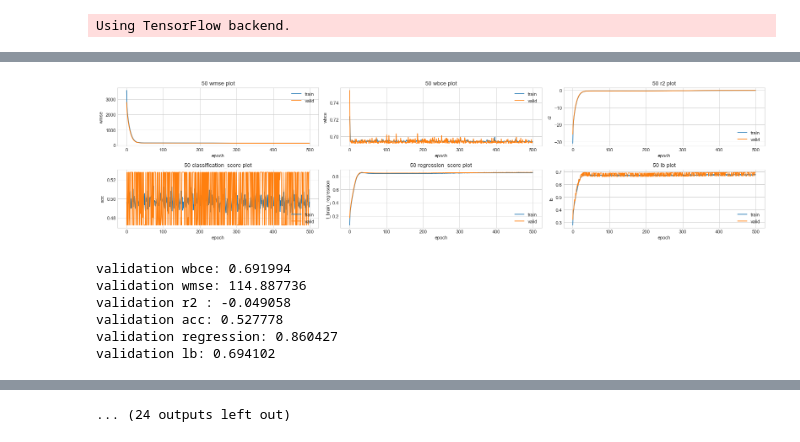
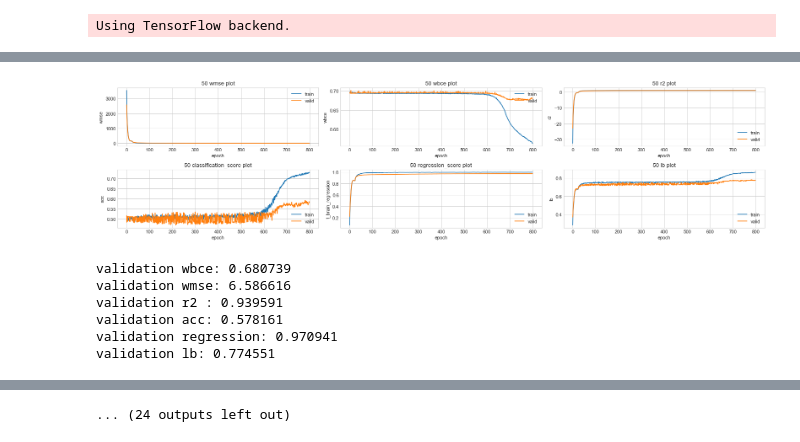
Before and after one commit to peter0749/Tbrain_2018_stock_prediction, a Jupyter notebook: lstm.ipynb, the cells around one changed output, grey strips where cells are left out. Drawn from its saved outputs; the diff is of its cells as text; code cells hidden in the pictures.

```diff
--- a/lstm.ipynb
+++ b/lstm.ipynb
@@ -59,0 +103,4 @@ codes = list(sorted(set(train_csv['代碼'])))
+# %%
+# 套用 PCA (substract mean, pca transform)
+split_days_reduced = pca_apply(split_days)
+print(split_days_reduced.shape) # (1317, 34)
@@ -61,15 +110,8 @@ codes = list(sorted(set(train_csv['代碼'])))
 split_train = []
 for code in codes:
     row   = np.asarray(train_csv.loc[train_csv['代碼']==code][fields], dtype=np.float32)
+    aux_pca_data = split_days_reduced[-row.shape[0]:,:] # 對齊最後幾天 (先當作這樣就對齊了)
     label = np.append(np.array([0], dtype=np.float32), (row[1:,-2] > row[:-1,-2]).astype(np.float32)).astype(np.float32)[...,np.newaxis]
     #row[day-0:, 收盤價] > row[:day-n, 收盤價]
-    row = np.append(row, label, axis=-1)
-    print('code {:d}'.format(code))
-    fit, ax = plt.subplots(dpi=120)
-    ax.set_title(str(code))
-    ax.set_xlabel('time')
-    ax.set_ylabel('price')
-    ax.plot(range(row.shape[0]), row[...,fields_dict['收盤價(元)']])
-    plt.tight_layout()
-    plt.show()
+    row = np.concatenate([row, aux_pca_data, label], axis=-1)
     split_train.append(row)
@@ -139,9 +167,9 @@ def regression_score(y_true, y_pred):
     weights = K.constant([0.1, 0.15, 0.2, 0.25, 0.3], dtype='float32', shape=(1,5,1))
     return K.mean(K.sum((y_true - K.abs(y_pred-y_true)) / (y_true+K.epsilon()) * weights, axis=-2))
 
-def make_model(ts_in=60, ts_out=5, n_field=6, n_encode=128, n_decode=128, reg_a=0.1):
+def make_model(ts_in=60, ts_out=5, n_field=66, n_encode=128, n_decode=128, reg_a=0.1):
     input_ = Input(shape=(ts_in, n_field))
-    lstm_1 = CuDNNLSTM(n_encode, return_sequences=False, recurrent_regularizer=l2(reg_a)) (input_)
+    lstm_1 = Bidirectional(CuDNNLSTM(n_encode, return_sequences=False, recurrent_regularizer=l2(reg_a)), merge_mode='sum') (input_)
     rep_vec_2 = RepeatVector(ts_out) (lstm_1)
     lstm_3 = CuDNNLSTM(n_decode, return_sequences=True, recurrent_regularizer=l2(reg_a)) (rep_vec_2)
     lstm_4 = CuDNNLSTM(n_decode, return_sequences=True, recurrent_regularizer=l2(reg_a)) (lstm_3)
@@ -211,38 +239,43 @@ def vis(history, title='no title', dpi=80):
 # %%
 from keras.callbacks import *
 from sklearn.model_selection import train_test_split
-BATCH_SIZE = 64
-EPOCH = 500
-total_lb = None
-total_vlb = None
+BATCH_SIZE = 32 # batch size 不要太大, 我們仍然會希望去學習多一點資料中的變異
+EPOCH = 800
+total_lb = 0
+total_vlb = 0
 for model_n, (X, Y, label) in enumerate(train_18):
+    prefix = str(codes[model_n])
+
     X_train, X_test, Y_train, Y_test, label_train, label_test = train_test_split(X, Y, label, test_size=0.2)
-    prefix = str(codes[model_n])
+
+    earlystop = EarlyStopping(patience=50)
+    ckpt = ModelCheckpoint(prefix+'_model.h5', save_best_only=True)
+
     model = make_model(ts_in=TS_IN, ts_out=TS_OUT)
     model.compile(loss={'regression':regress_loss, 'class':classification_loss}, optimizer='adam', metrics = {'regression':[r2_keras, regression_score], 'class':[classification_score]}, loss_weights={'class':2, 'regression':1})
-    history = model.fit(X_train, [Y_train, label_train], validation_data=(X_test, [Y_test, label_test]) , batch_size=BATCH_SIZE, epochs=EPOCH, callbacks=[TensorBoard(log_dir=prefix+'_logs')], shuffle=True, verbose=0)
+    history = model.fit(X_train, [Y_train, label_train], validation_data=(X_test, [Y_test, label_test]) , batch_size=BATCH_SIZE, epochs=EPOCH, callbacks=[TensorBoard(log_dir=prefix+'_logs'), earlystop, ckpt], shuffle=True, verbose=0)
+
     vis(history, title=prefix, dpi=180)
-    print('validation wbce: {:.6f}'.format(history.history['val_class_loss'][-1]))
-    print('validation wmse: {:.6f}'.format(history.history['val_regression_loss'][-1]))
-    print('validation r2 : {:.6f}'.format(history.history['val_regression_r2_keras'][-1]))
-    print('validation acc: {:.6f}'.format(history.history['val_class_classification_score'][-1]))
-    print('validation regression: {:.6f}'.format(history.history['val_regression_regression_score'][-1]))
-    print('validation lb: {:.6f}'.format(0.5*history.history['val_regression_regression_score'][-1]+0.5*history.history['val_class_classification_score'][-1]))
-    lb = 0.5 * np.asarray(history.history['class_classification_score']) + 0.5 * np.asarray(history.history['regression_regression_score'])
-    val_lb = 0.5 * np.asarray(history.history['val_class_classification_score']) + 0.5 * np.asarray(history.history['val_regression_regression_score'])
-    if total_lb is None: # compute total lb and plot lb plot
-        total_lb = lb
-        total_vlb = val_lb
-    else:
-        total_lb = total_lb + lb
-        total_vlb = total_vlb + val_lb
-    model.save(prefix+'_model.h5')
+
+    best_e = np.argmin(history.history['val_loss'])
+
+    vlb = 0.5*history.history['val_regression_regression_score'][best_e]+0.5*history.history['val_class_classification_score'][best_e]
+    print('validation wbce: {:.6f}'.format(history.history['val_class_loss'][best_e]))
+    print('validation wmse: {:.6f}'.format(history.history['val_regression_loss'][best_e]))
+    print('validation r2 : {:.6f}'.format(history.history['val_regression_r2_keras'][best_e]))
+    print('validation acc: {:.6f}'.format(history.history['val_class_classification_score'][best_e]))
+    print('validation regression: {:.6f}'.format(history.history['val_regression_regression_score'][best_e]))
+    print('validation lb: {:.6f}'.format(vlb))
+
+    total_lb += 0.5*history.history['regression_regression_score'][best_e]+0.5*history.history['class_classification_score'][best_e]
+    total_vlb += vlb
+
     K.clear_session()
 # %% [output]
-[figure, old version]
+[figure, new version]
-validation wbce: 0.691994
-validation wmse: 114.887736
-validation r2 : -0.049058
-validation acc: 0.527778
-validation regression: 0.860427
-validation lb: 0.694102
+validation wbce: 0.680739
+validation wmse: 6.586616
+validation r2 : 0.939591
+validation acc: 0.578161
+validation regression: 0.970941
+validation lb: 0.774551
```
Also changed, not shown: parts of 17 cells of this notebook, 3 other files.
